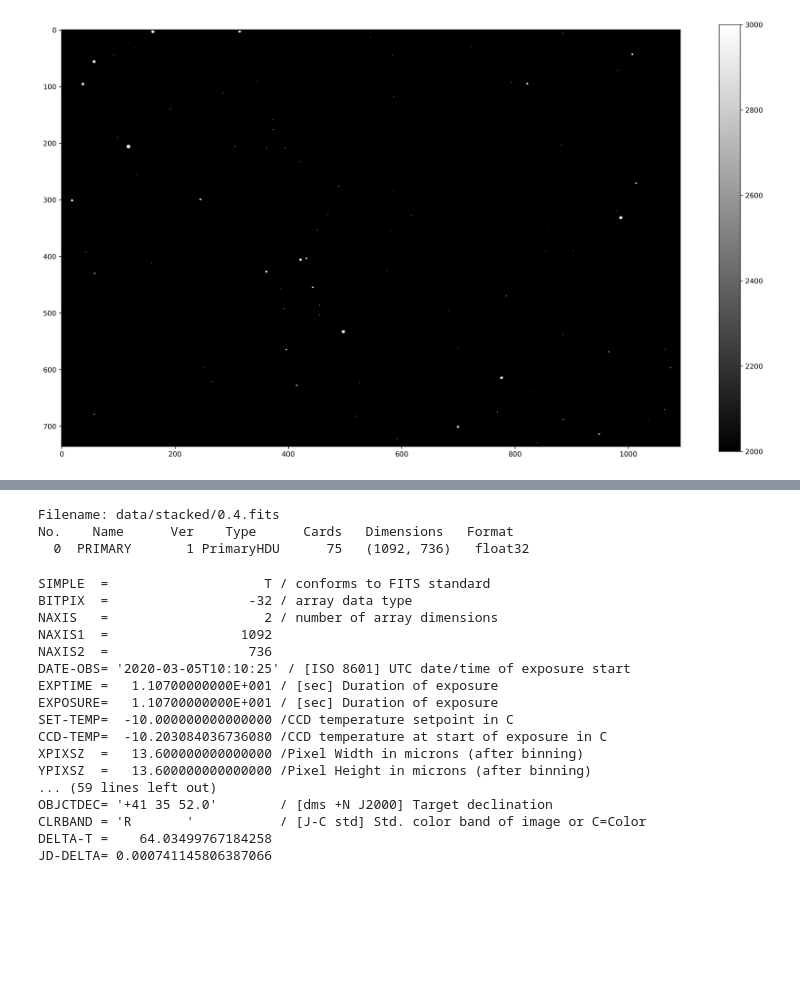
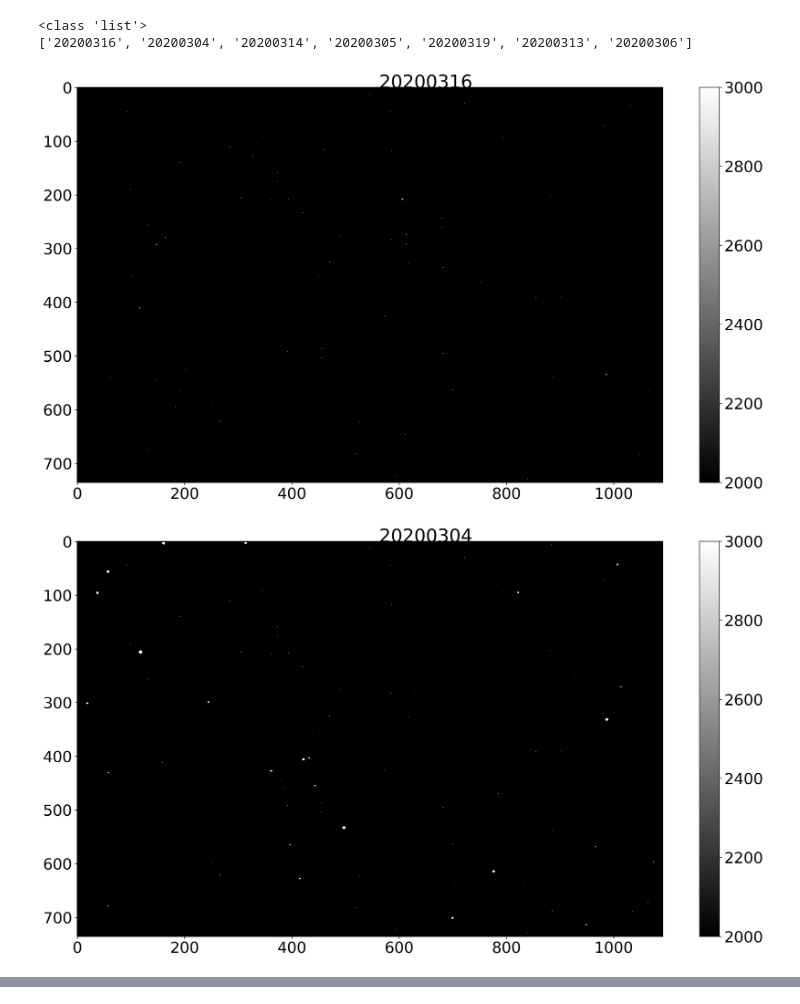
Before and after one commit to nicolasGrim/stage_astro, a Jupyter notebook: Superposition d'images fits.ipynb, the cells around one changed output, grey strips where cells are left out. Cells and saved outputs as stored; diff of their text form; code cells hidden in the pictures; blank space fills up the shorter version.

Commit message:
Nouvelle version du programme de superposition + ajout data

```diff
--- a/Superposition d'images fits.ipynb
+++ b/Superposition d'images fits.ipynb
@@ -2,6 +2,7 @@
 import os
 import matplotlib.pyplot as plt
 %matplotlib inline
+plt.rcParams.update({'font.size': 22})
 import numpy as np
 from astropy.io import fits
 from astropy.time import Time, TimeDelta
@@ -9,36 +10,44 @@ from astropy import units as u
 # %%
 phases = os.listdir('data/images')
 print (type(phases))
-phases = [phases[0]]
+#phases = [phases[0]]
+#phases = [phases[0]]
+
 print(phases)
+# %% [output]
+<class 'list'>
+['20200316', '20200304', '20200314', '20200305', '20200319', '20200313', '20200306']
 # %%
 for dossier in phases :
     dossier_images = os.listdir('data/images/%s' %dossier)
     image_concat = []
     time  = np.zeros(len(dossier_images))
     for i, dossier_im in enumerate(dossier_images):
         image = os.listdir('data/images/%s/%s' %(dossier, dossier_im))[0]
-        image_concat.append(fits.getdata('data/images/%s/%s/%s' %(dossier,dossier_im, image)))
+        img = fits.getdata('data/images/%s/%s/%s' %(dossier,dossier_im, image))
+        image_concat.append(img)
         time[i] = fits.getheader('data/images/%s/%s/%s' %(dossier, dossier_im, image), 0)['JD']
         header = fits.getheader('data/images/%s/%s/%s' %(dossier, dossier_im, image), 0)
+
 
     exposition = TimeDelta(11.07 * u.s, format = 'jd')
     timemax, timemin = np.amax(time) + exposition.jd, np.amin(time)
     delta_t = TimeDelta((timemax - timemin)/2, format = 'jd')
     t = Time(delta_t.jd + timemin, format='jd')
     final_image = np.sum(image_concat, axis=0)
 
     header['TIME-OBS'] = t.iso
     header['DELTA-T'] = delta_t.sec
-    header['JD'] = t.jd
+    header['JD'] = t.jds
     header['JD-DELTA'] = delta_t.jd
     fits.writeto('data/stacked/%s.fits' %(dossier), final_image, header, overwrite=True)
 
     fig, ax = plt.subplots(1, 1, dpi = 300, figsize = (16, 9))
-
+    fig.suptitle(dossier)
     plt.imshow(final_image, cmap='gray', vmin=2.e3, vmax=3.e3)
     plt.colorbar()
 
     fig.tight_layout()
 # %% [output]
-[figure, old version]
+[figure, new version]
+[figure, added]
@@ -45,26 +58,0 @@ for dossier in phases :
-# %%
-hdu_list = fits.open('data/stacked/0.4.fits')
-hdu_list.info()
-data, header = fits.getdata('data/stacked/0.4.fits', header=True)
-header
-# %% [output]
-Filename: data/stacked/0.4.fits
-No.    Name      Ver    Type      Cards   Dimensions   Format
-  0  PRIMARY       1 PrimaryHDU      75   (1092, 736)   float32
-SIMPLE  =                    T / conforms to FITS standard
-BITPIX  =                  -32 / array data type
-NAXIS   =                    2 / number of array dimensions
-NAXIS1  =                 1092
-NAXIS2  =                  736
-DATE-OBS= '2020-03-05T10:10:25' / [ISO 8601] UTC date/time of exposure start
-EXPTIME =   1.10700000000E+001 / [sec] Duration of exposure
-EXPOSURE=   1.10700000000E+001 / [sec] Duration of exposure
-SET-TEMP=  -10.000000000000000 /CCD temperature setpoint in C
-CCD-TEMP=  -10.203084036736080 /CCD temperature at start of exposure in C
-XPIXSZ  =   13.600000000000000 /Pixel Width in microns (after binning)
-YPIXSZ  =   13.600000000000000 /Pixel Height in microns (after binning)
-... (59 lines left out)
-OBJCTDEC= '+41 35 52.0'        / [dms +N J2000] Target declination
-CLRBAND = 'R       '           / [J-C std] Std. color band of image or C=Color
-DELTA-T =    64.03499767184258
-JD-DELTA= 0.000741145806387066
```
Also changed, not shown: parts of 1 cell of this notebook, 53 other files.
